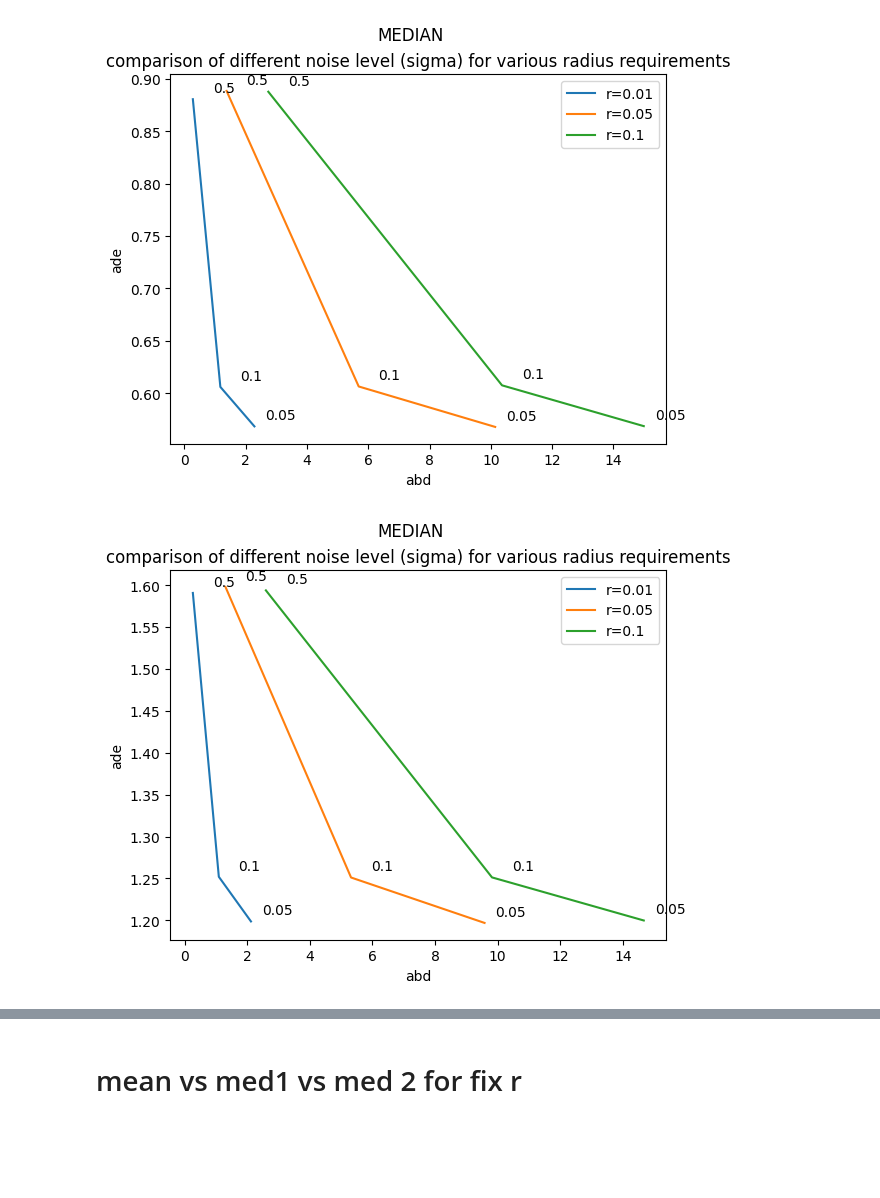
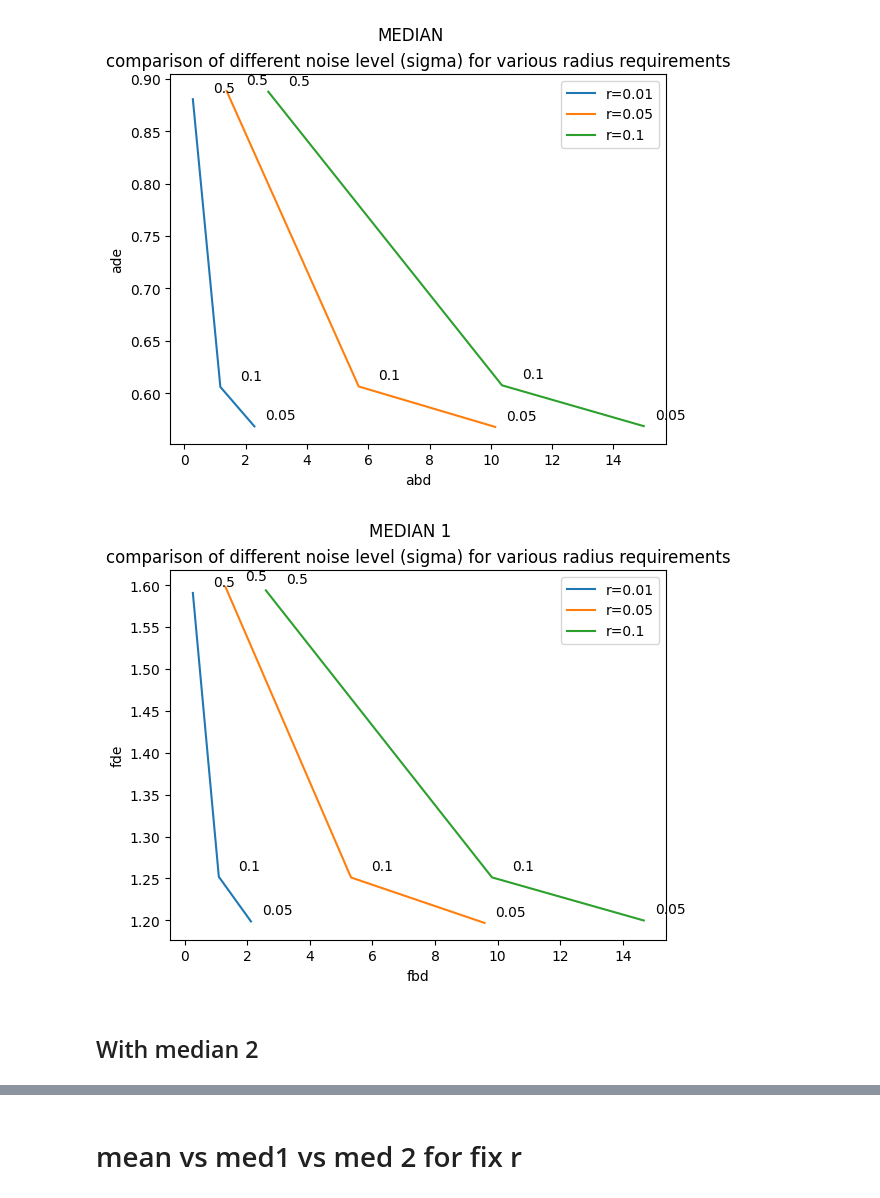
Before and after one commit to TicaGit/s_aware_prediction_VITA, a Jupyter notebook: analyse/05_08_bounds/analyse_08_may.ipynb, the cells around one changed output, grey strips where cells are left out. Cells and saved outputs as stored; diff of their text form; code cells hidden in the pictures; blank space fills up the shorter version.

```diff
--- a/analyse/05_08_bounds/analyse_08_may.ipynb
+++ b/analyse/05_08_bounds/analyse_08_may.ipynb
@@ -131,20 +131,22 @@ for r in [0.01, 0.05, 0.10]:
 # %%
 fig, ax = plt.subplots()
 
 [ax.plot(df_med1_mean[df_med1_mean["r"] == r]["fbd"], df_med1_mean[df_med1_mean["r"] == r]["fde"], label = f"r={r}") for r in [0.01, 0.05, 0.10]]
-ax.set(title="comparison of different noise level (sigma) for various radius requirements", xlabel="abd", ylabel="ade")
-plt.suptitle("MEDIAN")
+ax.set(title="comparison of different noise level (sigma) for various radius requirements", xlabel="fbd", ylabel="fde")
+plt.suptitle("MEDIAN 1")
 plt.legend()
 
 for r in [0.01, 0.05, 0.10]:
     for i, (x,y) in enumerate(zip(df_med1_mean[df_med1_mean["r"] == r]["fbd"],df_med1_mean[df_med1_mean["r"] == r]["fde"])):
 
         label = str(df_med1_mean.iloc[i]["sigma"])
 
         plt.annotate(label, # this is the text
                     (x,y), # these are the coordinates to position the label
                     textcoords="offset points", # how to position the text
                     xytext=(30,5), # distance from text to points (x,y)
                     ha='right')
 # %% [output]
-[figure, old version]
+[figure, new version]
+# %% [markdown]
+## With median 2
```
Also changed, not shown: parts of 11 cells of this notebook, 13 other files.
